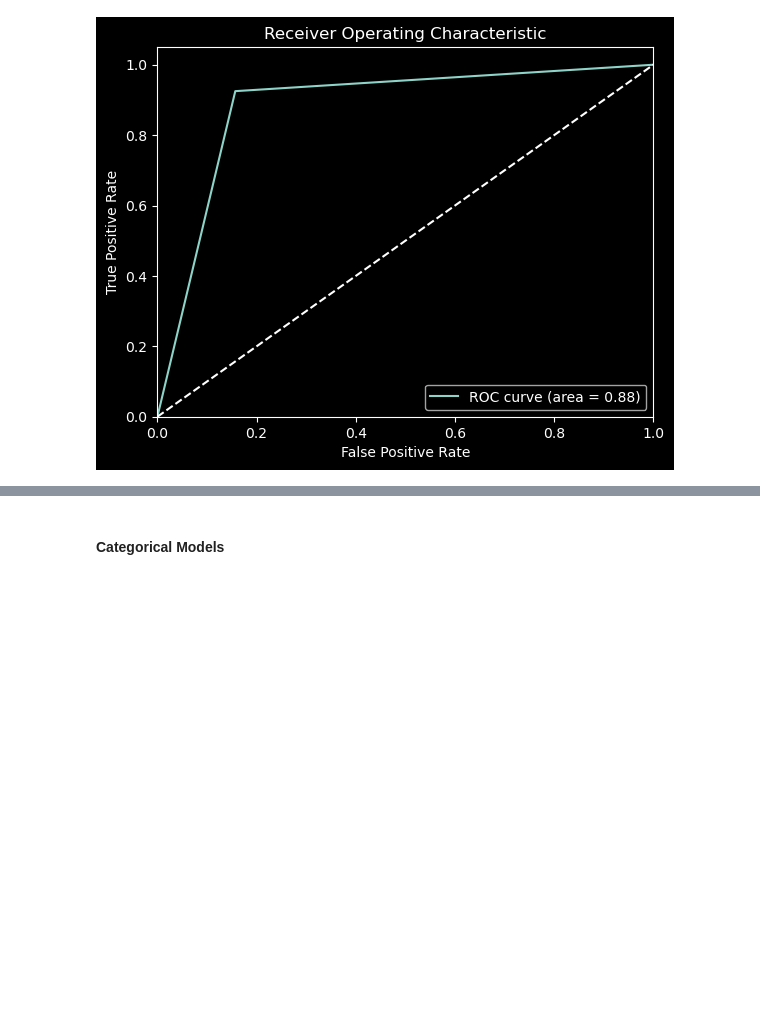
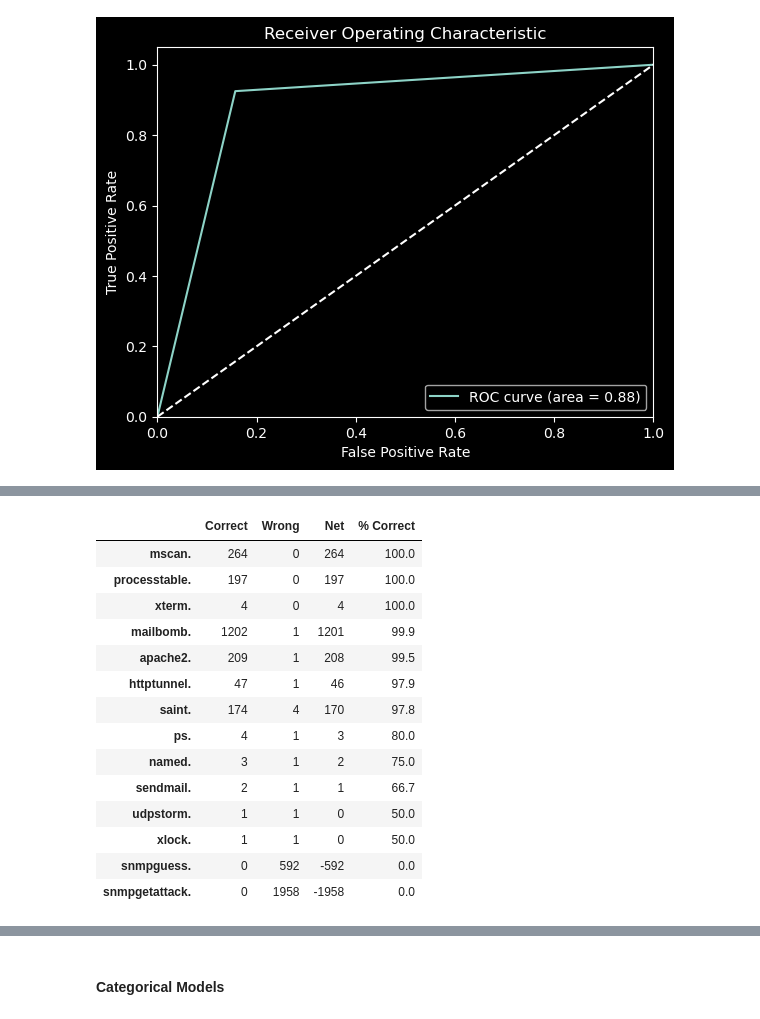
Before and after one commit to Jewdah18/Network-Intrusions, a Jupyter notebook: notebooks/Modelling.ipynb, the cells around one changed output, grey strips where cells are left out. Cells and saved outputs as stored; diff of their text form; code cells hidden in the pictures; blank space fills up the shorter version.

```diff
--- a/notebooks/Modelling.ipynb
+++ b/notebooks/Modelling.ipynb
@@ -429,0 +497,20 @@ weighted avg       0.96      0.95      0.96     77757
+# %%
+ints_eval(preds,y_test_te)
+# Show the deep dive dataframe
+deep_dive.sort_values(['% Correct','Net'], ascending = False)
+# %% [output]
+|  | Correct | Wrong | Net | % Correct |
+| mscan. | 264 | 0 | 264 | 100.0 |
+| processtable. | 197 | 0 | 197 | 100.0 |
+| xterm. | 4 | 0 | 4 | 100.0 |
+| mailbomb. | 1202 | 1 | 1201 | 99.9 |
+| apache2. | 209 | 1 | 208 | 99.5 |
+| httptunnel. | 47 | 1 | 46 | 97.9 |
+| saint. | 174 | 4 | 170 | 97.8 |
+| ps. | 4 | 1 | 3 | 80.0 |
+| named. | 3 | 1 | 2 | 75.0 |
+| sendmail. | 2 | 1 | 1 | 66.7 |
+| udpstorm. | 1 | 1 | 0 | 50.0 |
+| xlock. | 1 | 1 | 0 | 50.0 |
+| snmpguess. | 0 | 592 | -592 | 0.0 |
+| snmpgetattack. | 0 | 1958 | -1958 | 0.0 |
```
Also changed, not shown: parts of 61 cells of this notebook.
